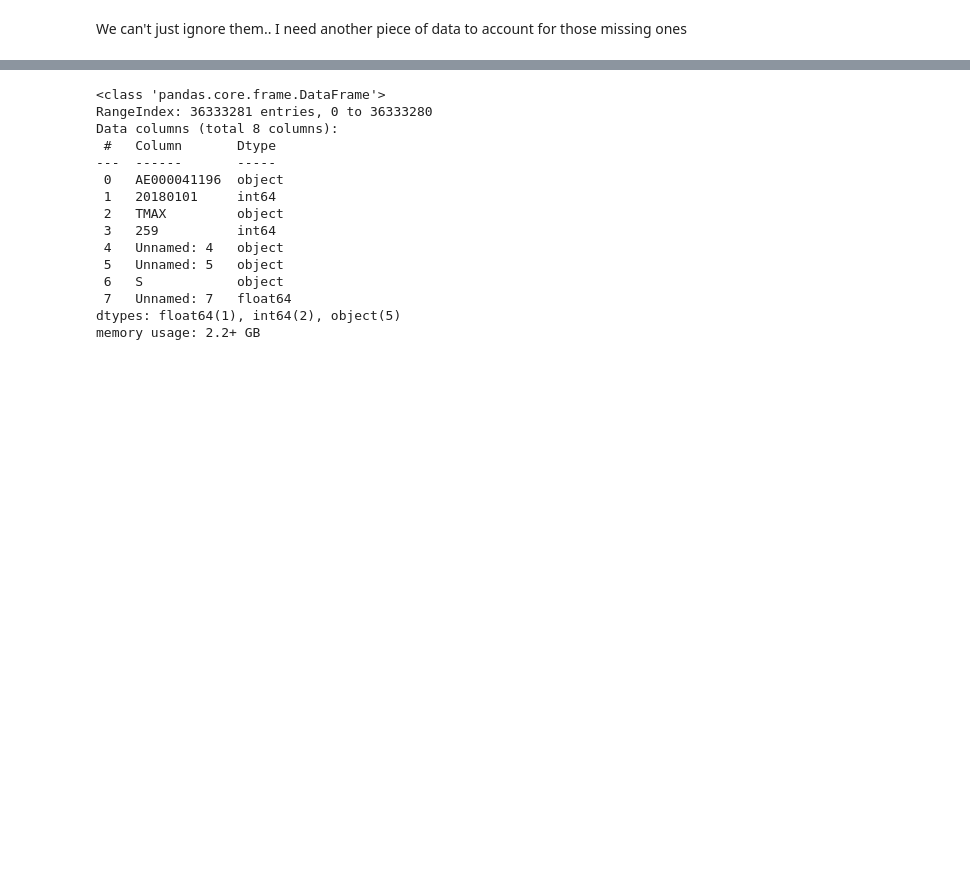
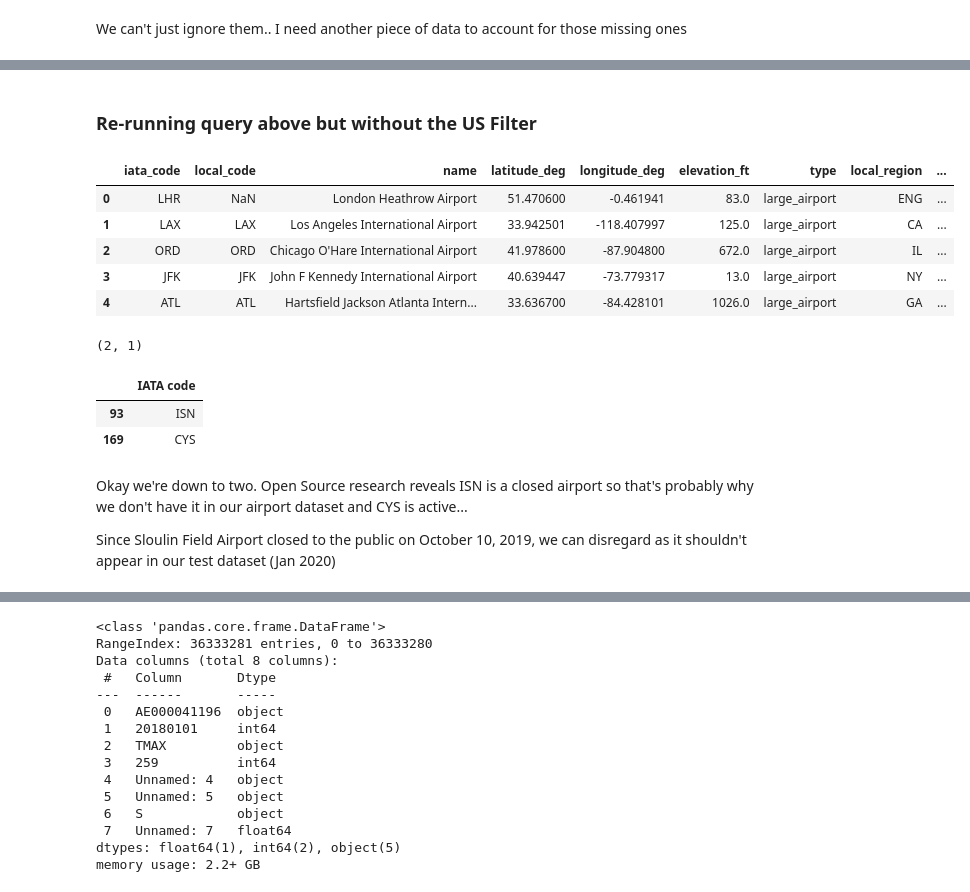
Before and after one commit to 538455/LHL_MidTermProject-Flight-Delay-Predictions, a Jupyter notebook: src/ipynb/Weather_API.ipynb, the cells around one changed output, grey strips where cells are left out. Drawn from its saved outputs; the diff is of its cells as text; code cells hidden in the pictures; blank space fills up the shorter version.

```diff
--- a/src/ipynb/Weather_API.ipynb
+++ b/src/ipynb/Weather_API.ipynb
@@ -142,0 +213,40 @@ Once we filtered using the lat longs, we'll have the Stationd ID to filter the m
+# %% [markdown]
+### Re-running query above but without the US Filter
+# %%
+airport_location = pd.read_csv("world-airports.csv", usecols=['country_name', 'local_region', 'iata_code', 'local_code', 'name', 'type', 'latitude_deg', 'longitude_deg', 'elevation_ft'])
+## Credits to: https://ourairports.com/world.html
+
+#Reorder columns
+airport_location = airport_location[['iata_code', 'local_code', 'name', 'latitude_deg', 'longitude_deg', 'elevation_ft', 'type', 'local_region', 'country_name']]
+
+#Keeping only United States Airport
+#airport_location = airport_location[airport_location['country_name'] == 'United States']
+## Removed as some flights end up being international
+
+airport_location.head()
+# %% [output]
+|  | iata_code | local_code | name | latitude_deg | longitude_deg | elevation_ft | type | local_region | ... |
+| 0 | LHR | NaN | London Heathrow Airport | 51.470600 | -0.461941 | 83.0 | large_airport | ENG | ... |
+| 1 | LAX | LAX | Los Angeles International Airport | 33.942501 | -118.407997 | 125.0 | large_airport | CA | ... |
+| 2 | ORD | ORD | Chicago O'Hare International Airport | 41.978600 | -87.904800 | 672.0 | large_airport | IL | ... |
+| 3 | JFK | JFK | John F Kennedy International Airport | 40.639447 | -73.779317 | 13.0 | large_airport | NY | ... |
+| 4 | ATL | ATL | Hartsfield Jackson Atlanta Intern... | 33.636700 | -84.428101 | 1026.0 | large_airport | GA | ... |
+# %%
+airport_codes = airport_location['iata_code'].unique()
+
+# Check if we have any values in all_airports (The list of all airport_codes in the LHL flight dataset) that are not in airport_codes
+missing_airports = all_airports[~all_airports['IATA code'].isin(airport_codes)]
+
+missing_airports.shape
+# %% [output]
+(2, 1)
+# %%
+missing_airports
+# %% [output]
+|  | IATA code |
+| 93 | ISN |
+| 169 | CYS |
+# %% [markdown]
+Okay we're down to two. Open Source research reveals ISN is a closed airport so that's probably why we don't have it in our airport dataset and CYS is active...
+
+Since Sloulin Field Airport closed to the public on October 10, 2019, we can disregard as it shouldn't appear in our test dataset (Jan 2020)
```
Also changed, not shown: parts of 57 cells of this notebook, 3 other files.
